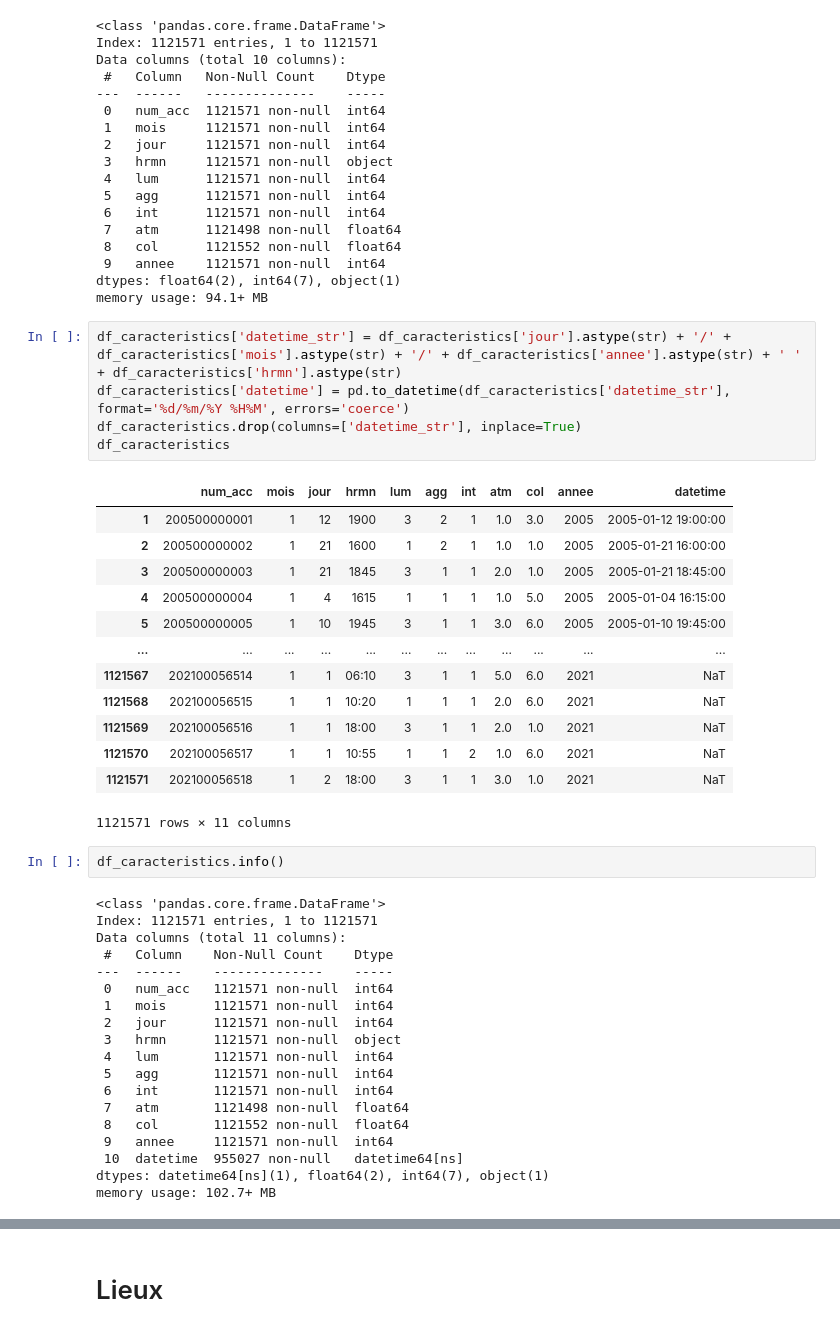
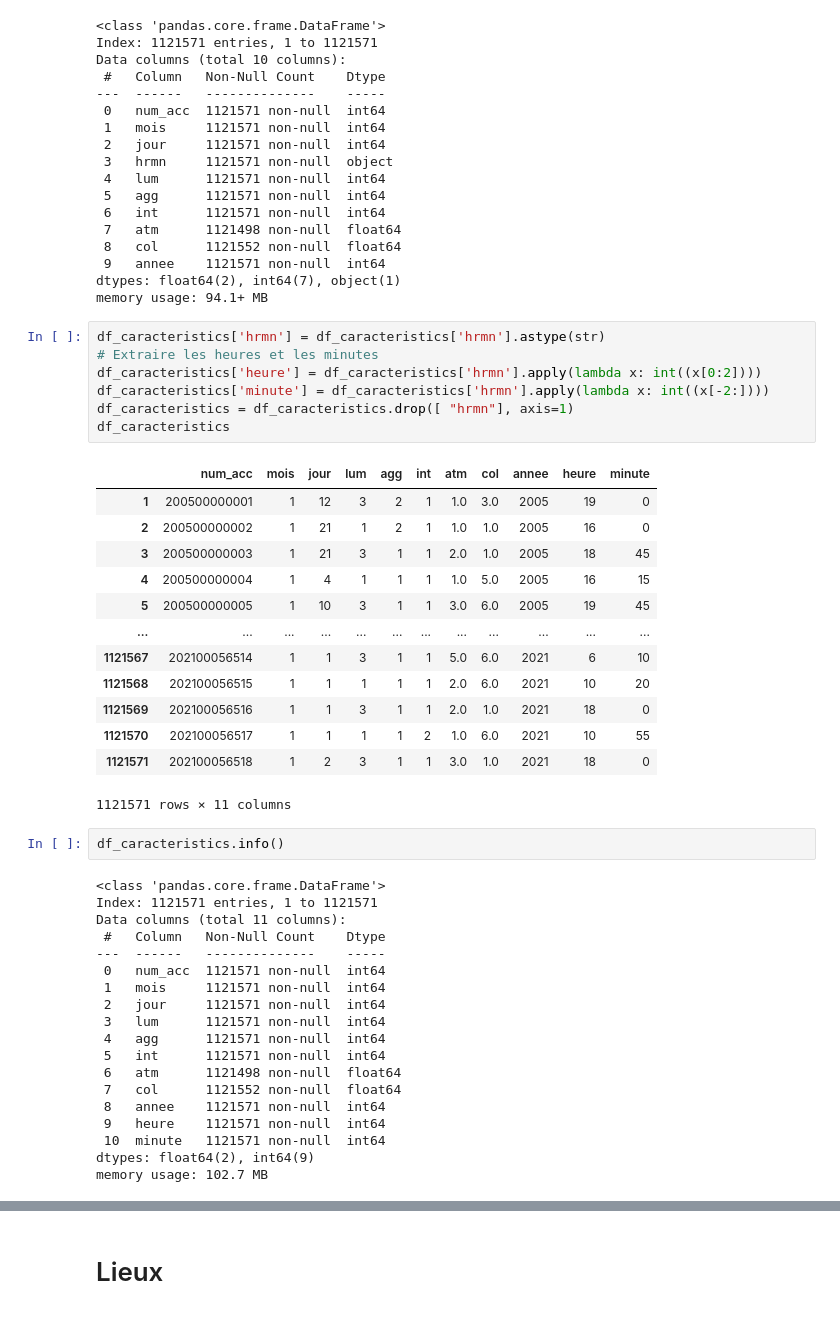
Before and after one commit to DataScientest-Studio/Template_MLOps_accidents, a Jupyter notebook: notebooks/exploration des données.ipynb, the cells around one changed output, grey strips where cells are left out. Cells and saved outputs as stored; diff of their text form.

```diff
--- a/notebooks/exploration des données.ipynb
+++ b/notebooks/exploration des données.ipynb
@@ -94,46 +94,48 @@ Data columns (total 10 columns):
  9   annee    1121571 non-null  int64
 dtypes: float64(2), int64(7), object(1)
 memory usage: 94.1+ MB
-# %%
-df_caracteristics['datetime_str'] = df_caracteristics['jour'].astype(str) + '/' + df_caracteristics['mois'].astype(str) + '/' + df_caracteristics['annee'].astype(str) + ' ' + df_caracteristics['hrmn'].astype(str)
-df_caracteristics['datetime'] = pd.to_datetime(df_caracteristics['datetime_str'], format='%d/%m/%Y %H%M', errors='coerce')
-df_caracteristics.drop(columns=['datetime_str'], inplace=True)
-df_caracteristics
-# %% [output]
-|  | num_acc | mois | jour | hrmn | lum | agg | int | atm | col | annee | datetime |
-| 1 | 200500000001 | 1 | 12 | 1900 | 3 | 2 | 1 | 1.0 | 3.0 | 2005 | 2005-01-12 19:00:00 |
-| 2 | 200500000002 | 1 | 21 | 1600 | 1 | 2 | 1 | 1.0 | 1.0 | 2005 | 2005-01-21 16:00:00 |
-| 3 | 200500000003 | 1 | 21 | 1845 | 3 | 1 | 1 | 2.0 | 1.0 | 2005 | 2005-01-21 18:45:00 |
-| 4 | 200500000004 | 1 | 4 | 1615 | 1 | 1 | 1 | 1.0 | 5.0 | 2005 | 2005-01-04 16:15:00 |
-| 5 | 200500000005 | 1 | 10 | 1945 | 3 | 1 | 1 | 3.0 | 6.0 | 2005 | 2005-01-10 19:45:00 |
-| ... | ... | ... | ... | ... | ... | ... | ... | ... | ... | ... | ... |
-| 1121567 | 202100056514 | 1 | 1 | 06:10 | 3 | 1 | 1 | 5.0 | 6.0 | 2021 | NaT |
-| 1121568 | 202100056515 | 1 | 1 | 10:20 | 1 | 1 | 1 | 2.0 | 6.0 | 2021 | NaT |
-| 1121569 | 202100056516 | 1 | 1 | 18:00 | 3 | 1 | 1 | 2.0 | 1.0 | 2021 | NaT |
-| 1121570 | 202100056517 | 1 | 1 | 10:55 | 1 | 1 | 2 | 1.0 | 6.0 | 2021 | NaT |
-| 1121571 | 202100056518 | 1 | 2 | 18:00 | 3 | 1 | 1 | 3.0 | 1.0 | 2021 | NaT |
-1121571 rows × 11 columns
+# %%
+df_caracteristics['hrmn'] = df_caracteristics['hrmn'].astype(str)
+# Extraire les heures et les minutes
+df_caracteristics['heure'] = df_caracteristics['hrmn'].apply(lambda x: int((x[0:2])))
+df_caracteristics['minute'] = df_caracteristics['hrmn'].apply(lambda x: int((x[-2:])))
+df_caracteristics = df_caracteristics.drop([ "hrmn"], axis=1)
+df_caracteristics
+# %% [output]
+|  | num_acc | mois | jour | lum | agg | int | atm | col | annee | heure | minute |
+| 1 | 200500000001 | 1 | 12 | 3 | 2 | 1 | 1.0 | 3.0 | 2005 | 19 | 0 |
+| 2 | 200500000002 | 1 | 21 | 1 | 2 | 1 | 1.0 | 1.0 | 2005 | 16 | 0 |
+| 3 | 200500000003 | 1 | 21 | 3 | 1 | 1 | 2.0 | 1.0 | 2005 | 18 | 45 |
+| 4 | 200500000004 | 1 | 4 | 1 | 1 | 1 | 1.0 | 5.0 | 2005 | 16 | 15 |
+| 5 | 200500000005 | 1 | 10 | 3 | 1 | 1 | 3.0 | 6.0 | 2005 | 19 | 45 |
+| ... | ... | ... | ... | ... | ... | ... | ... | ... | ... | ... | ... |
+| 1121567 | 202100056514 | 1 | 1 | 3 | 1 | 1 | 5.0 | 6.0 | 2021 | 6 | 10 |
+| 1121568 | 202100056515 | 1 | 1 | 1 | 1 | 1 | 2.0 | 6.0 | 2021 | 10 | 20 |
+| 1121569 | 202100056516 | 1 | 1 | 3 | 1 | 1 | 2.0 | 1.0 | 2021 | 18 | 0 |
+| 1121570 | 202100056517 | 1 | 1 | 1 | 1 | 2 | 1.0 | 6.0 | 2021 | 10 | 55 |
+| 1121571 | 202100056518 | 1 | 2 | 3 | 1 | 1 | 3.0 | 1.0 | 2021 | 18 | 0 |
+1121571 rows × 11 columns
 # %%
 df_caracteristics.info()
 # %% [output]
 <class 'pandas.core.frame.DataFrame'>
 Index: 1121571 entries, 1 to 1121571
 Data columns (total 11 columns):
- #   Column    Non-Null Count    Dtype
----  ------    --------------    -----
- 0   num_acc   1121571 non-null  int64
- 1   mois      1121571 non-null  int64
- 2   jour      1121571 non-null  int64
- 3   hrmn      1121571 non-null  object
- 4   lum       1121571 non-null  int64
- 5   agg       1121571 non-null  int64
- 6   int       1121571 non-null  int64
- 7   atm       1121498 non-null  float64
- 8   col       1121552 non-null  float64
- 9   annee     1121571 non-null  int64
- 10  datetime  955027 non-null   datetime64[ns]
-dtypes: datetime64[ns](1), float64(2), int64(7), object(1)
-memory usage: 102.7+ MB
+ #   Column   Non-Null Count    Dtype
+---  ------   --------------    -----
+ 0   num_acc  1121571 non-null  int64
+ 1   mois     1121571 non-null  int64
+ 2   jour     1121571 non-null  int64
+ 3   lum      1121571 non-null  int64
+ 4   agg      1121571 non-null  int64
+ 5   int      1121571 non-null  int64
+ 6   atm      1121498 non-null  float64
+ 7   col      1121552 non-null  float64
+ 8   annee    1121571 non-null  int64
+ 9   heure    1121571 non-null  int64
+ 10  minute   1121571 non-null  int64
+dtypes: float64(2), int64(9)
+memory usage: 102.7 MB
 # %%
 # pour la colonne col (collision) on a va remplacer les valeurs manquantes
 #on cherche les mod
```
Also changed, not shown: parts of 11 cells of this notebook.
